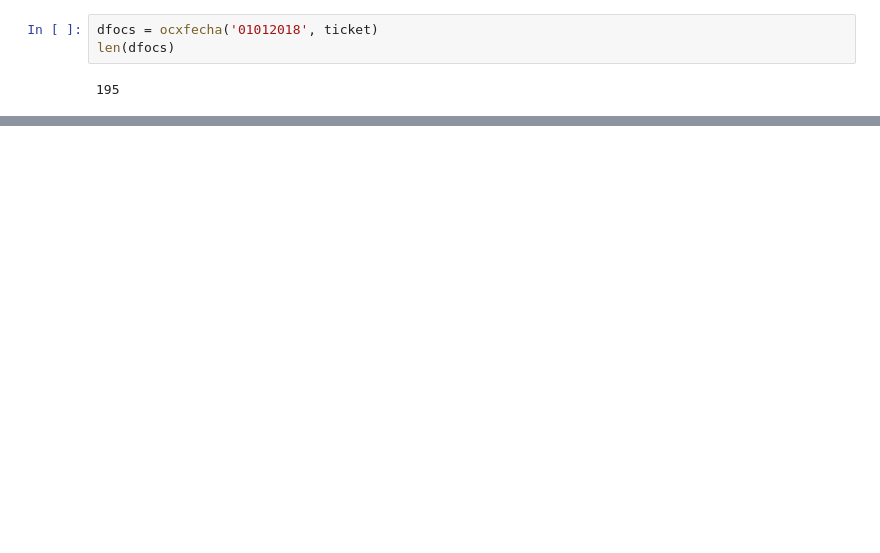
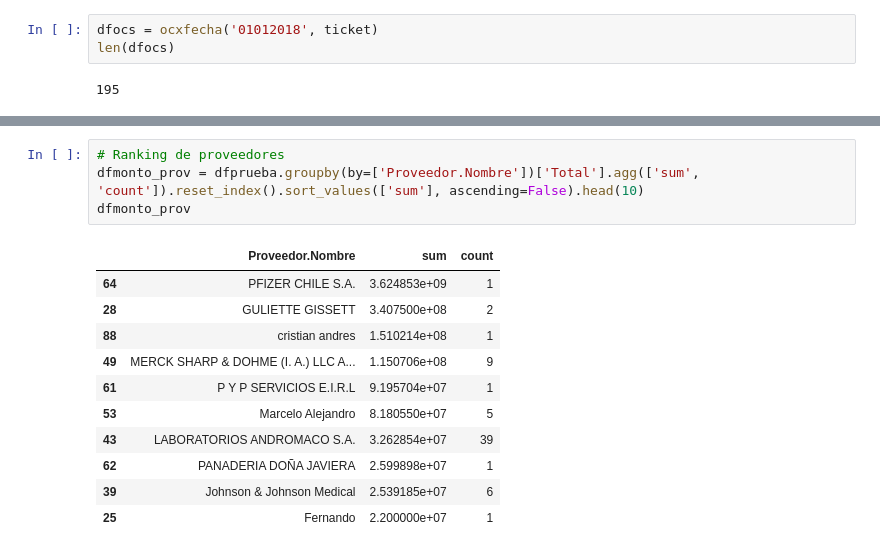
Before and after one commit to josemoragonzalez/ejemplosColab, a Jupyter notebook: ApiChC.ipynb, the cells around one changed output, grey strips where cells are left out. Saved outputs shown, nothing was run; the diff lists cells and outputs as text; blank space fills up the shorter version.

```diff
--- a/ApiChC.ipynb
+++ b/ApiChC.ipynb
@@ -90,0 +103,16 @@ dfprueba
+# %%
+# Ranking de proveedores
+dfmonto_prov = dfprueba.groupby(by=['Proveedor.Nombre'])['Total'].agg(['sum', 'count']).reset_index().sort_values(['sum'], ascending=False).head(10)
+dfmonto_prov
+# %% [output]
+|  | Proveedor.Nombre | sum | count |
+| 64 | PFIZER CHILE S.A. | 3.624853e+09 | 1 |
+| 28 | GULIETTE GISSETT | 3.407500e+08 | 2 |
+| 88 | cristian andres | 1.510214e+08 | 1 |
+| 49 | MERCK SHARP & DOHME (I. A.) LLC A... | 1.150706e+08 | 9 |
+| 61 | P Y P SERVICIOS E.I.R.L | 9.195704e+07 | 1 |
+| 53 | Marcelo Alejandro | 8.180550e+07 | 5 |
+| 43 | LABORATORIOS ANDROMACO S.A. | 3.262854e+07 | 39 |
+| 62 | PANADERIA DOÑA JAVIERA | 2.599898e+07 | 1 |
+| 39 | Johnson & Johnson Medical | 2.539185e+07 | 6 |
+| 25 | Fernando | 2.200000e+07 | 1 |
```
Also changed, not shown: parts of 14 cells of this notebook.
